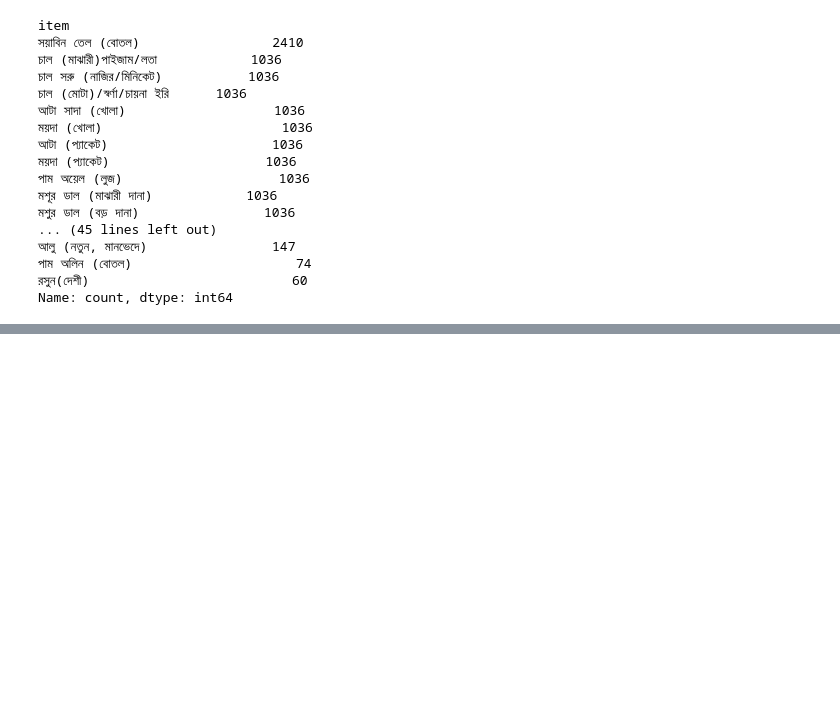
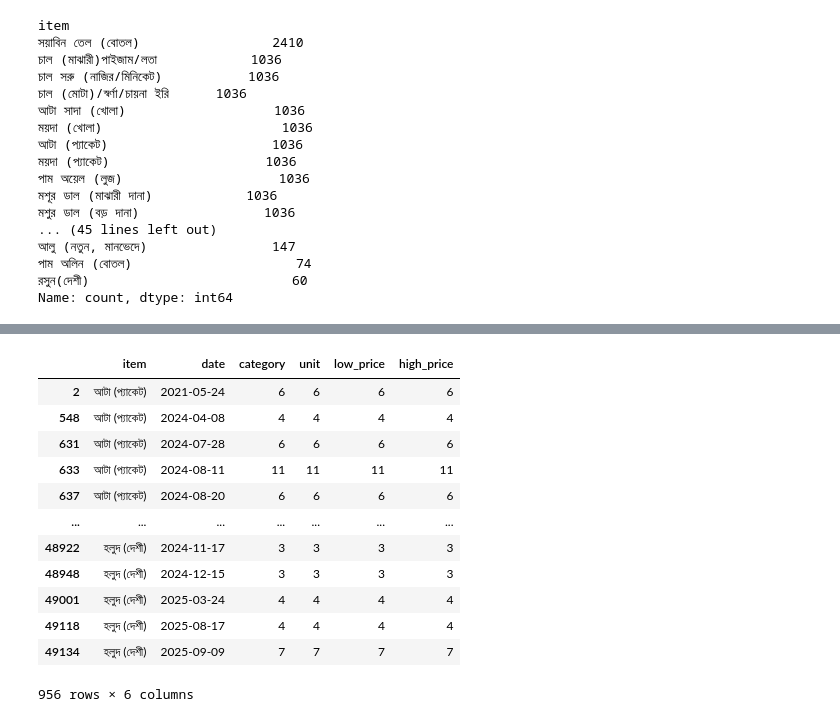
Before and after one commit to zishan044/commodity_price_forecasting, a Jupyter notebook: notebooks/data_preprocessing.ipynb, the cells around one changed output, grey strips where cells are left out. Drawn from its saved outputs; the diff is of its cells as text; code cells hidden in the pictures; blank space fills up the shorter version.

```diff
--- a/notebooks/data_preprocessing.ipynb
+++ b/notebooks/data_preprocessing.ipynb
@@ -404,0 +481,4 @@ Name: count, dtype: int64
+# %%
+dups = df.groupby(['item', 'date']).count().reset_index()
+dups[dups['high_price'] > 2]
+# %% [output]
@@ -404,0 +486,13 @@ Name: count, dtype: int64
+|  | item | date | category | unit | low_price | high_price |
+| 2 | আটা (প্যাকেট) | 2021-05-24 | 6 | 6 | 6 | 6 |
+| 548 | আটা (প্যাকেট) | 2024-04-08 | 4 | 4 | 4 | 4 |
+| 631 | আটা (প্যাকেট) | 2024-07-28 | 6 | 6 | 6 | 6 |
+| 633 | আটা (প্যাকেট) | 2024-08-11 | 11 | 11 | 11 | 11 |
+| 637 | আটা (প্যাকেট) | 2024-08-20 | 6 | 6 | 6 | 6 |
+| ... | ... | ... | ... | ... | ... | ... |
+| 48922 | হলুদ (দেশী) | 2024-11-17 | 3 | 3 | 3 | 3 |
+| 48948 | হলুদ (দেশী) | 2024-12-15 | 3 | 3 | 3 | 3 |
+| 49001 | হলুদ (দেশী) | 2025-03-24 | 4 | 4 | 4 | 4 |
+| 49118 | হলুদ (দেশী) | 2025-08-17 | 4 | 4 | 4 | 4 |
+| 49134 | হলুদ (দেশী) | 2025-09-09 | 7 | 7 | 7 | 7 |
+956 rows × 6 columns
```
Also changed, not shown: parts of 8 cells of this notebook, 1 other file.
